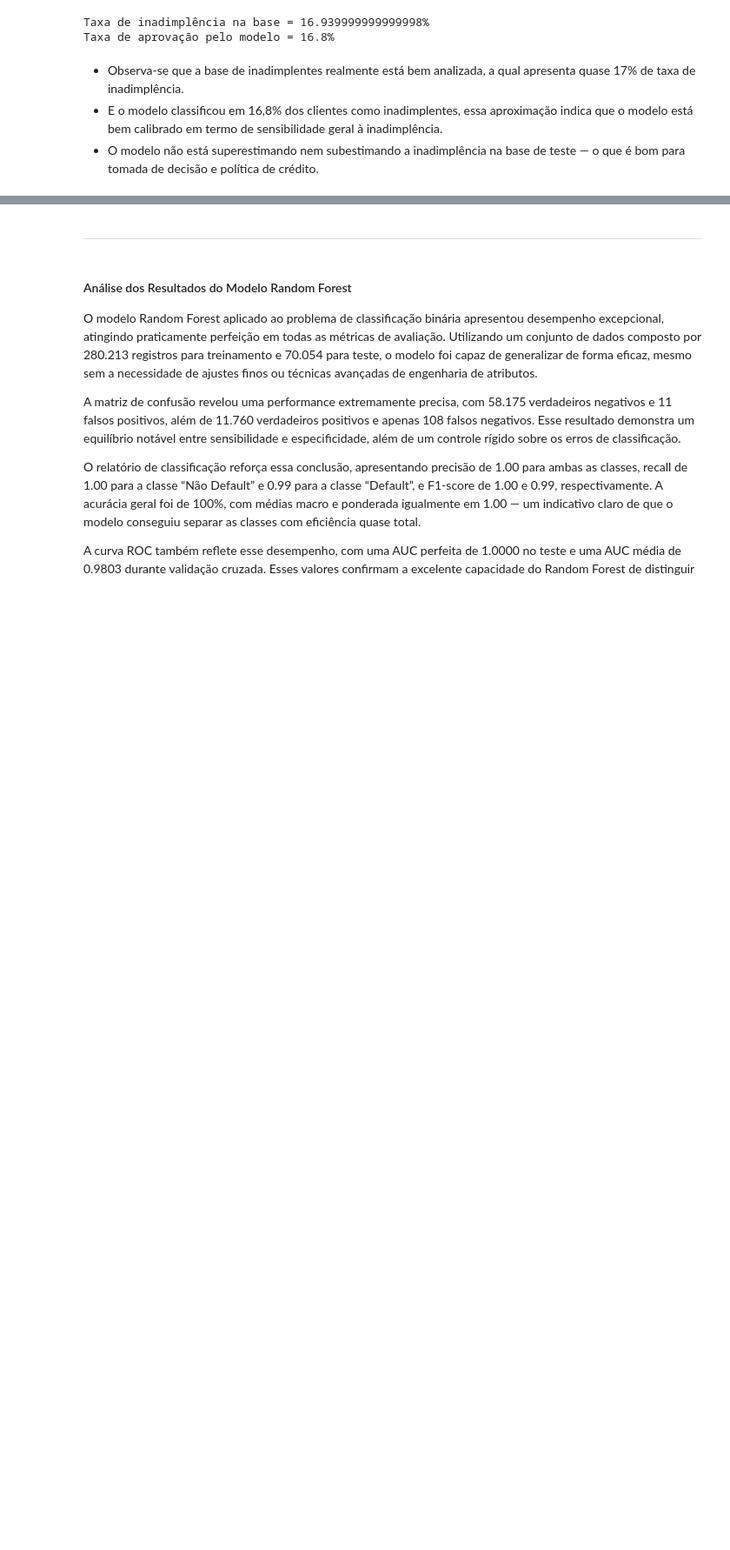
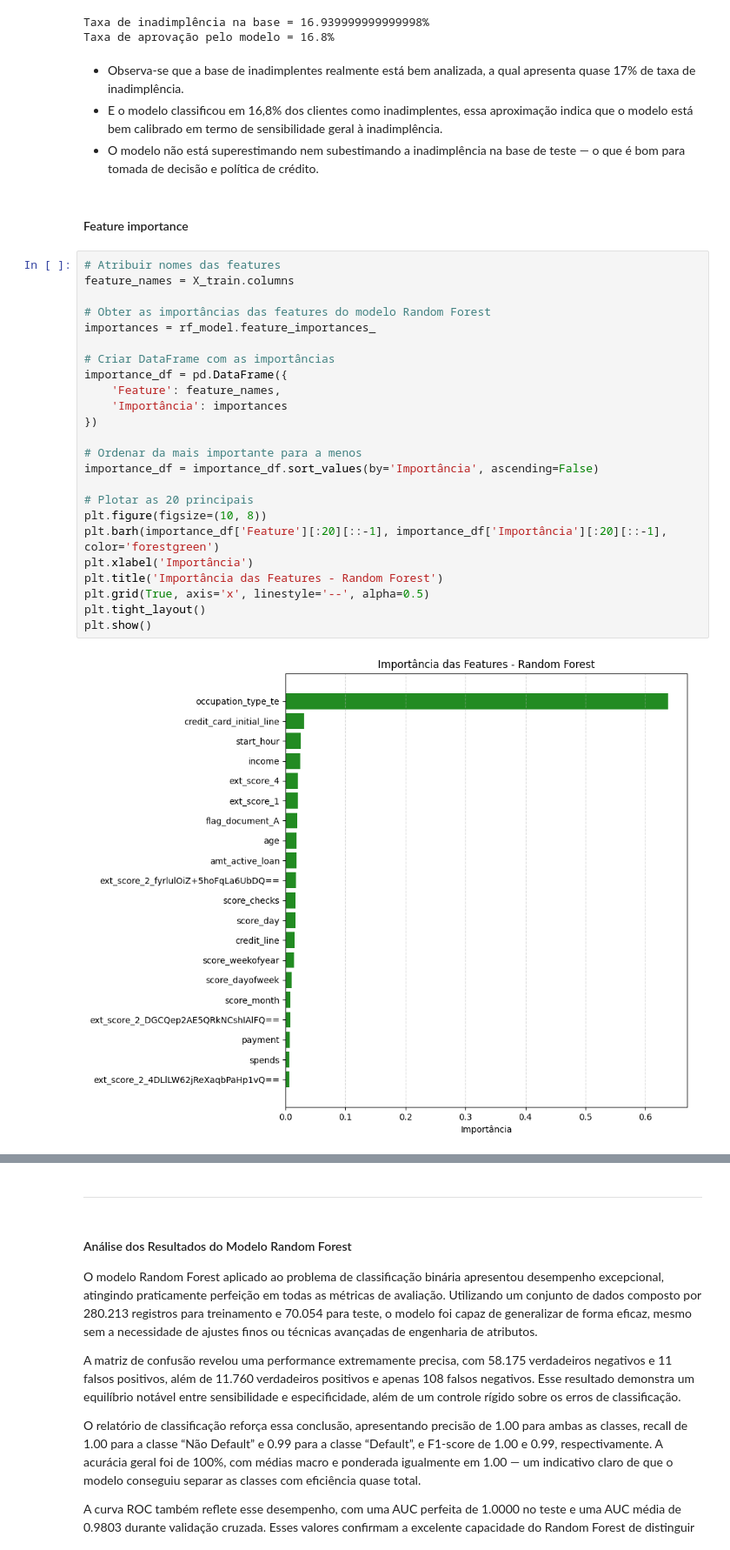
Before and after one commit to josieleferreira/credito_fintech, a Jupyter notebook: notebooks/Experimentos.ipynb, the cells around one changed output, grey strips where cells are left out. Shown at 87% size. Cells and saved outputs as stored; diff of their text form; blank space fills up the shorter version.

Commit message:
Analisando as features importance dos experimentos

```diff
--- a/notebooks/Experimentos.ipynb
+++ b/notebooks/Experimentos.ipynb
@@ -785,3 +789,31 @@ Taxa de aprovação pelo modelo = 16.8%
 - Observa-se que a base de inadimplentes realmente está bem analizada, a qual apresenta quase 17% de taxa de inadimplência.
 - E o modelo classificou  em 16,8%  dos clientes como inadimplentes, essa aproximação indica que o modelo está bem calibrado em termo de sensibilidade geral à inadimplência.
 - O modelo não está superestimando nem subestimando a inadimplência na base de teste — o que é bom para tomada de decisão e política de crédito.
+# %% [markdown]
+#### Feature importance
+# %%
+# Atribuir nomes das features
+feature_names = X_train.columns
+
+# Obter as importâncias das features do modelo Random Forest
+importances = rf_model.feature_importances_
+
+# Criar DataFrame com as importâncias
+importance_df = pd.DataFrame({
+    'Feature': feature_names,
+    'Importância': importances
+})
+
+# Ordenar da mais importante para a menos
+importance_df = importance_df.sort_values(by='Importância', ascending=False)
+
+# Plotar as 20 principais
+plt.figure(figsize=(10, 8))
+plt.barh(importance_df['Feature'][:20][::-1], importance_df['Importância'][:20][::-1], color='forestgreen')
+plt.xlabel('Importância')
+plt.title('Importância das Features - Random Forest')
+plt.grid(True, axis='x', linestyle='--', alpha=0.5)
+plt.tight_layout()
+plt.show()
+# %% [output]
+[figure, added]
```
Also changed, not shown: parts of 8 cells of this notebook.
